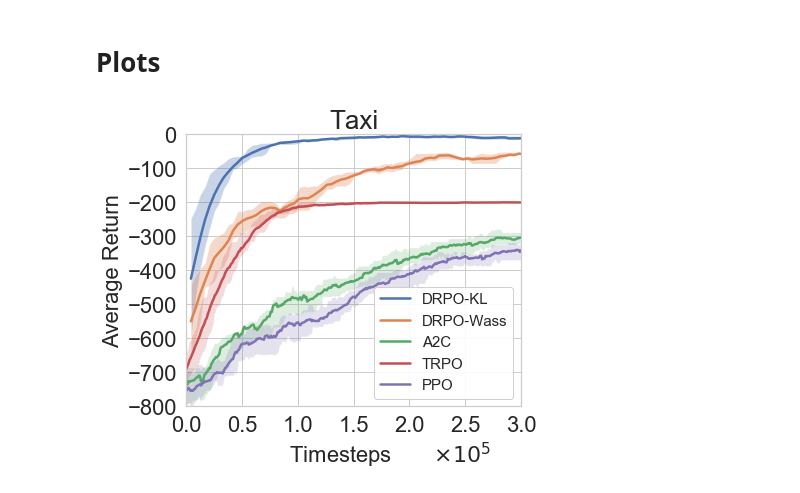
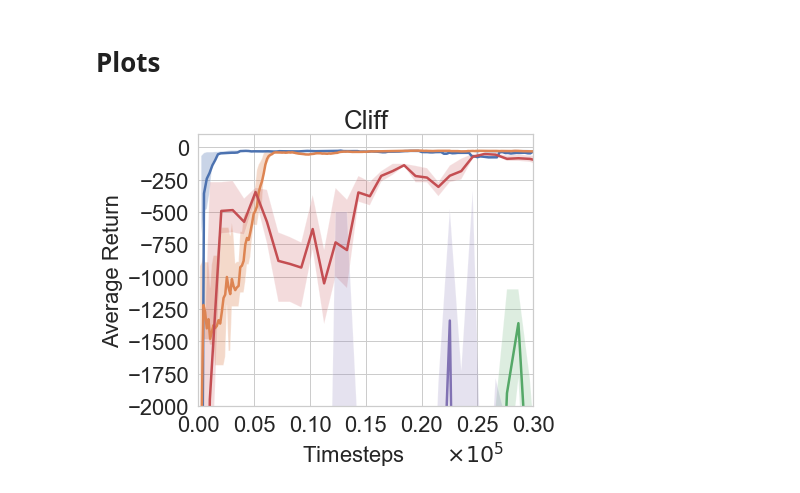
Before and after one commit to kadysongbb/dr-trpo, a Jupyter notebook: tabular/view_training.ipynb, the cells around one changed output. Saved outputs shown, nothing was run; the diff lists cells and outputs as text; code cells hidden in the pictures.

Commit message:
update figures

```diff
--- a/tabular/view_training.ipynb
+++ b/tabular/view_training.ipynb
@@ -69,9 +69,9 @@ def df_plot(dfs, x, ys, isTaxi, isChain, isCliff, ylim=None, xlim=None, legend_l
     plt.xlabel('            Timesteps       '+ r'$\times 10^5$',fontsize=22)
     plt.ylabel('Average Return',fontsize=22)
 # %%
-isTaxi = True
+isTaxi = False
 isChain = False
-isCliff = False
+isCliff = True
 
 
 # ENTER LIST OF LOG FILENAMES HERE:
@@ -96,7 +96,7 @@ if isTaxi:
 if isChain:
     df_plot(data, '_Episode', ['_AvgRewardSum'], isTaxi, isChain, isCliff, [1500,4000], [0,8.0])
 if isCliff:
-    df_plot(data, '_Episode', ['_AvgRewardSum'], isTaxi, isChain, isCliff, [-15000,1000], [0,0.3])
+    df_plot(data, '_Episode', ['_AvgRewardSum'], isTaxi, isChain, isCliff, [-2000,100], [0,0.3])
 
 window_size = 30
 
@@ -112,31 +112,31 @@ if isChain:
 if isCliff:
     trpo_log_name = './tmp/trpo_cliff_monitor.csv'
     a2c_log_name = './tmp/a2c_cliff_monitor.csv'
     ppo_log_name = './tmp/ppo_cliff_monitor.csv'
     window_size = 3
 
 df=pd.read_csv(a2c_log_name, sep=',', skiprows = 0, header= 1)
 y_val = df['r']
 moving_average = find_moving_avg(y_val, window_size)
 ts_per_iter = 1024
 plt.plot(np.arange(len(y_val)-window_size)*ts_per_iter/100000, moving_average[0], label='A2C', linewidth = 2.5)
 plt.fill_between(np.arange(len(y_val)-window_size)*ts_per_iter/100000, moving_average[1], moving_average[2], alpha=0.2)
 
 df=pd.read_csv(trpo_log_name, sep=',', skiprows = 0, header= 1)
 y_val = df['r']
 moving_average = find_moving_avg(y_val, window_size)
 plt.plot(np.arange(len(y_val)-window_size)*ts_per_iter/100000, moving_average[0], label='TRPO', linewidth = 2.5)
 plt.fill_between(np.arange(len(y_val)-window_size)*ts_per_iter/100000, moving_average[1], moving_average[2], alpha=0.2)
 
 df=pd.read_csv(ppo_log_name, sep=',', skiprows = 0, header= 1)
 y_val = df['r']
 moving_average = find_moving_avg(y_val, window_size)
 plt.plot(np.arange(len(y_val)-window_size)*ts_per_iter/100000, moving_average[0], label='PPO', linewidth = 2.5)
 plt.fill_between(np.arange(len(y_val)-window_size)*ts_per_iter/100000, moving_average[1], moving_average[2], alpha=0.2)
 
 
 if isTaxi:
     plt.rcParams["legend.framealpha"] = 0.9
     plt.legend(fontsize=15, loc='lower right')
 # %% [output]
-[figure, old version]
+[figure, new version]
```
Also changed, not shown: 2 other files.
